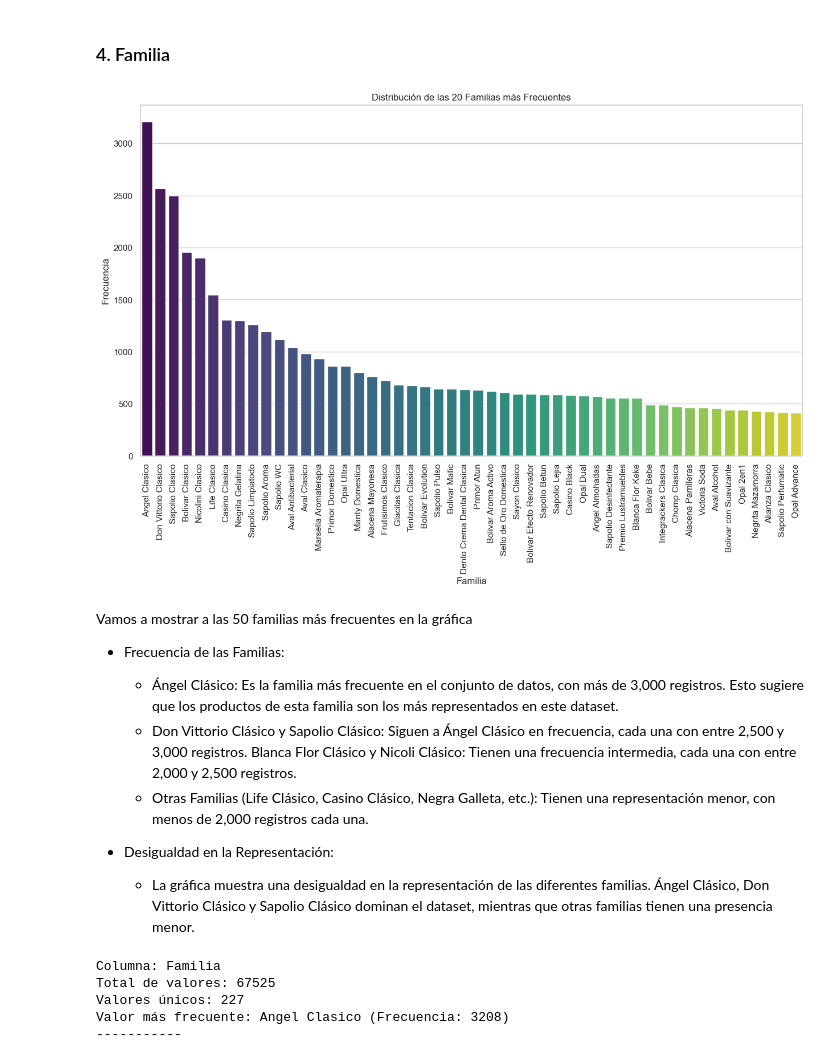
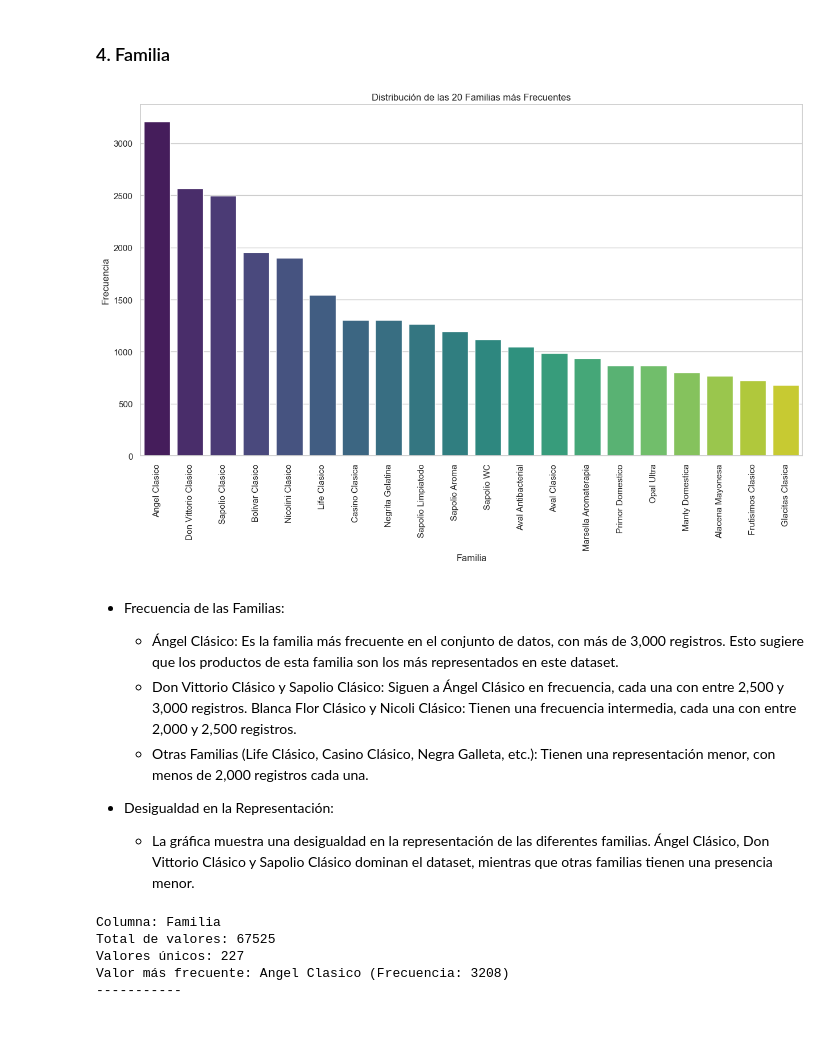
Before and after one commit to mn-ariel/prueba, a Jupyter notebook: notebooks/pregunta3.ipynb, the cells around one changed output. Saved outputs shown, nothing was run; the diff lists cells and outputs as text; code cells hidden in the pictures; blank space fills up the shorter version.

```diff
--- a/notebooks/pregunta3.ipynb
+++ b/notebooks/pregunta3.ipynb
@@ -195,22 +194,20 @@ Valor más frecuente: Detergentes (Frecuencia: 7956)
 # %% [markdown]
 ### 4. Familia
 # %%
-familia_counts = df['Familia'].value_counts().head(50)  # Mostrar solo las 20 familias más frecuentes
+familia_counts = df['Familia'].value_counts().head(20)  # Mostrar solo las 20 familias más frecuentes
 
 plt.figure(figsize=(15, 8))
 sns.barplot(x=familia_counts.index, y=familia_counts.values, palette='viridis')
 plt.title('Distribución de las 20 Familias más Frecuentes')
 plt.xlabel('Familia')
 plt.ylabel('Frecuencia')
 plt.xticks(rotation=90)
 plt.show()
 # %% [output]
-[figure, old version]
+[figure, new version]
 # %% [markdown]
-Vamos a mostrar a las 50 familias más frecuentes en la gráfica
+- Frecuencia de las Familias:
 
-
-- Frecuencia de las Familias:
     - Ángel Clásico: Es la familia más frecuente en el conjunto de datos, con más de 3,000 registros. Esto sugiere que los productos de esta familia son los más representados en este dataset.
     - Don Vittorio Clásico y Sapolio Clásico: Siguen a Ángel Clásico en frecuencia, cada una con entre 2,500 y 3,000 registros.
     Blanca Flor Clásico y Nicoli Clásico: Tienen una frecuencia intermedia, cada una con entre 2,000 y 2,500 registros.
```
Also changed, not shown: parts of 6 cells of this notebook, 2 other files.
